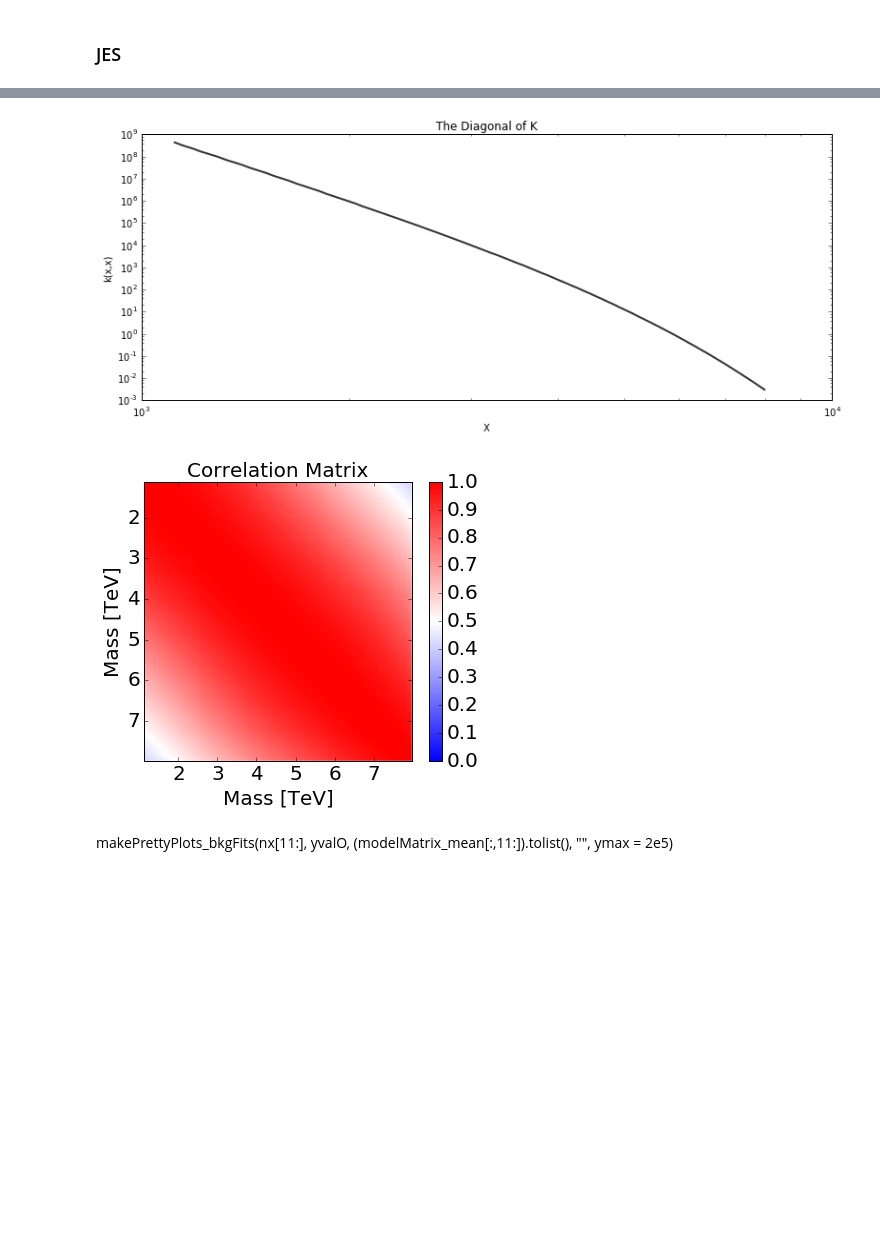
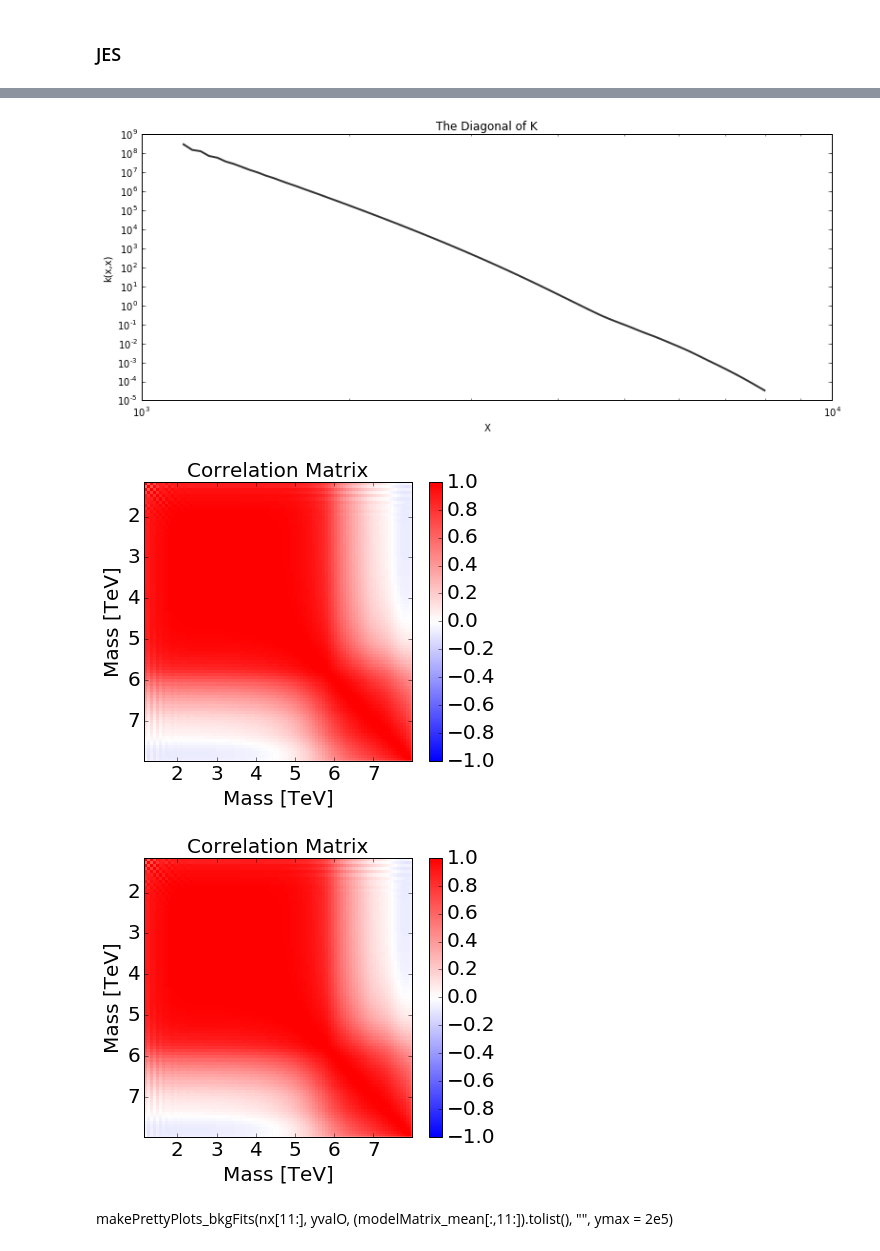
Before and after one commit to mfrate28/GP_Paper, a Jupyter notebook: covariance-structures_JES.ipynb, the cells around one changed output, grey strips where cells are left out. Cells and saved outputs as stored; diff of their text form; code cells hidden in the pictures; blank space fills up the shorter version.

```diff
--- a/covariance-structures_JES.ipynb
+++ b/covariance-structures_JES.ipynb
@@ -314,10 +237,4 @@ nxl = np.append(xlowO_low, xlowO)
 def JES(x, a, b):
     A= 0.15 #low mass JES
     B = 0.05 #high mass JES
-    #print "Aax=", A*a*x, "Bb(1-x)=", B*b*(1.-x), "a= ", a, "x= ", x, "b= ", b, "1-x= ", 1.-x
-    return 1.+A*a*x + B*b*(1.-x)
+    return 1.+A*a*x**4. + B*b*(1.-x)
-# %%
-a = np.random.randn(1)
-b = np.random.randn(1)
-
-print JES(zs[-10]/max(zs), a, b)
@@ -364,0 +285,29 @@ for bi in range(100):
+# %%
+modelMatrix_mean=np.zeros([n_toys, n_bins])
+
+#New JES calculation
+for bi in range(n_toys):
+    #print bi
+    a =alist[bi]#np.random.randn(1)
+    b = blist[bi]#np.random.randn(1)
+
+    #In original code, I think xs and zs were basically the same
+    binwidth = xs[1]-xs[0]
+    #we need a double loop.
+    # here is a half pythonic way of doing it.
+    # we will loop over the z values and apply the JES smearing to the entire x axis
+    newycounts = np.zeros(n_bins)
+    for i, zi in enumerate(zs):
+        gaus = ss.norm.pdf(xs, zi*JES(zi/max(zs), a, b), 0.02*zi)
+        newycounts = newycounts + mod[i]*gaus
+
+    newycounts = newycounts * binwidth
+    modelMatrix_mean[bi,:]= newycounts
+    #if bi%10==0:
+    #    print a, b
+    #    print modelMatrix_mean[bi,:]
+
+plt.plot(x, modelMatrix_mean[0,:])
+plt.plot(x, true_dist)
+plt.ylim(1E-2,1E5)
+plt.yscale('log')
@@ -365,7 +337,10 @@ for bi in range(100):
 # %%
 covMat_mean = np.cov(modelMatrix_mean[:,11:].T)
 corMat_mean = np.corrcoef(modelMatrix_mean[:,11:].T)
+covMat_mean_m = np.cov(modelMatrix_mean_m[:,11:].T)
+corMat_mean_m = np.corrcoef(modelMatrix_mean_m[:,11:].T)
 # %%
 plot_cov(nx[11:].reshape(-1,1), corMat_mean, covMat_mean, False)
 plot_cor(nx[11:].reshape(-1,1), corMat_mean, False)
+plot_cor(nx[11:].reshape(-1,1), corMat_mean_m, False)
 # %% [output]
@@ -373,5 +348,6 @@ plot_cor(nx[11:].reshape(-1,1), corMat_mean, False)
-[figure, old version]
+[figure, new version]
-[figure, old version]
+[figure, new version]
+[figure, added]
 # %% [markdown]
 makePrettyPlots_bkgFits(nx[11:], yvalO, (modelMatrix_mean[:,11:]).tolist(), "", ymax = 2e5)
 # %%
```
Also changed, not shown: parts of 26 cells of this notebook.
